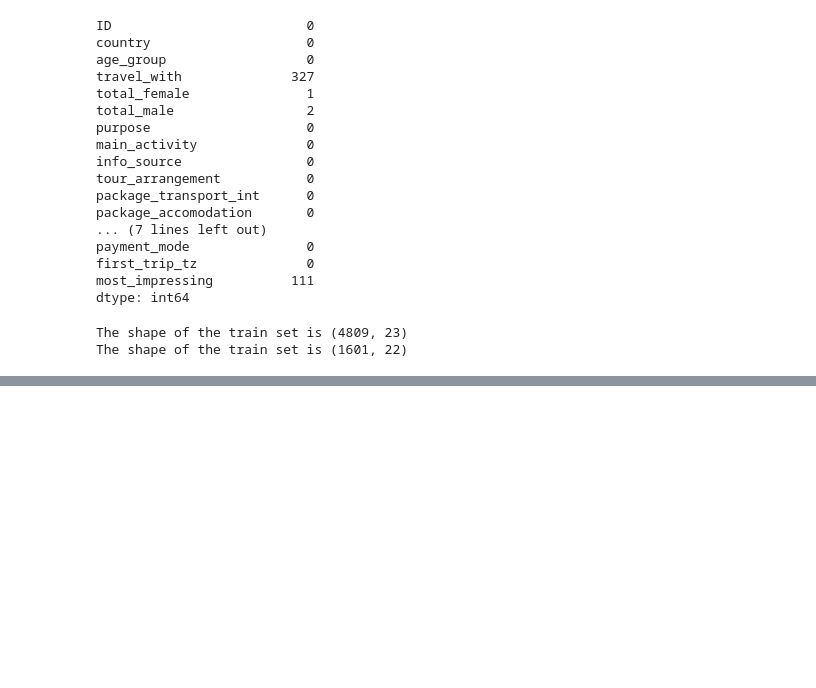
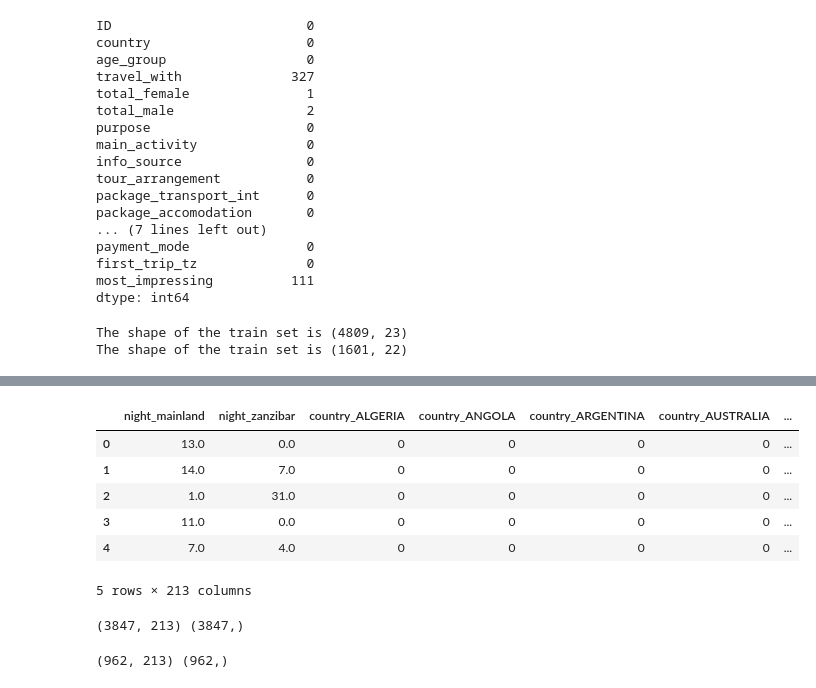
Before and after one commit to Kennedy87670/Projects_ML, a Jupyter notebook: Tanzania_Tourism_Prediction .ipynb, the cells around one changed output, grey strips where cells are left out. Saved outputs shown, nothing was run; the diff lists cells and outputs as text; code cells hidden in the pictures; blank space fills up the shorter version.

```diff
--- a/Tanzania_Tourism_Prediction .ipynb
+++ b/Tanzania_Tourism_Prediction .ipynb
@@ -283,0 +379,17 @@ data
+# %%
+# seperating the data back to train and test
+df_train = all_data[all_data.Train == 1]
+df_test = all_data[all_data.Train == 0]
+# %%
+df_train =  df_train.drop('Train',axis = 1)
+df_test =  df_test.drop('Train',axis = 1)
+# %%
+df_train.head()
+# %% [output]
+|  | night_mainland | night_zanzibar | country_ALGERIA | country_ANGOLA | country_ARGENTINA | country_AUSTRALIA | ... |
+| 0 | 13.0 | 0.0 | 0 | 0 | 0 | 0 | ... |
+| 1 | 14.0 | 7.0 | 0 | 0 | 0 | 0 | ... |
+| 2 | 1.0 | 31.0 | 0 | 0 | 0 | 0 | ... |
+| 3 | 11.0 | 0.0 | 0 | 0 | 0 | 0 | ... |
+| 4 | 7.0 | 4.0 | 0 | 0 | 0 | 0 | ... |
+5 rows × 213 columns
@@ -283,0 +407,8 @@ data
+# %%
+print(X_train.shape, y_train.shape)
+# %% [output]
+(3847, 213) (3847,)
+# %%
+print(X_test.shape, y_test.shape)
+# %% [output]
+(962, 213) (962,)
```
Also changed, not shown: parts of 30 cells of this notebook.
